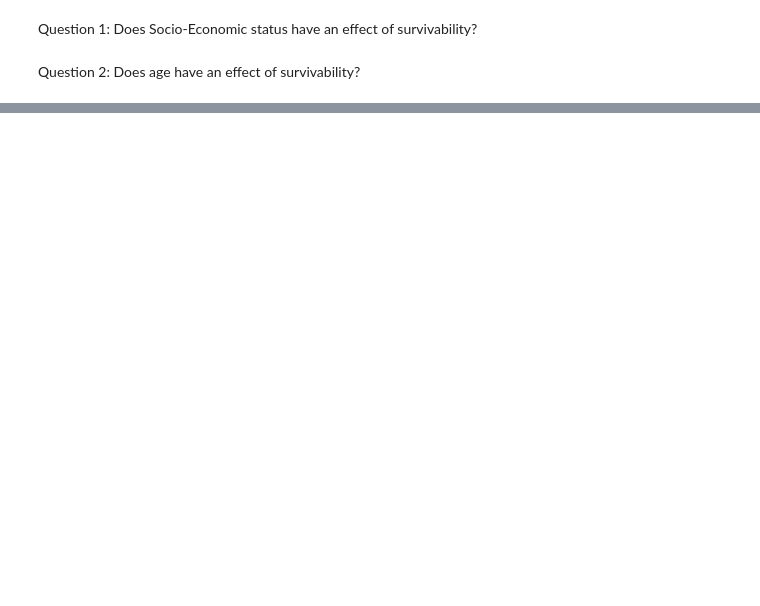
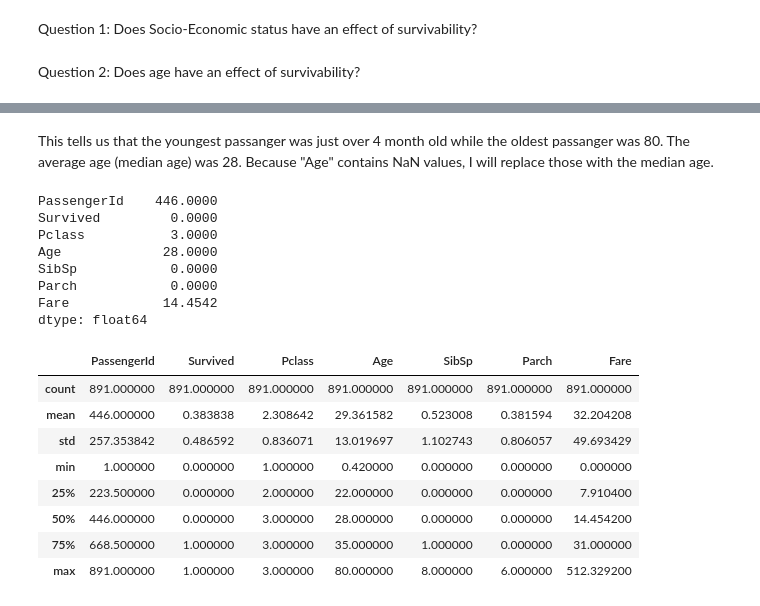
Before and after one commit to mjlsmith/Investigating-a-Dataset, a Jupyter notebook: P2-Investigate a Data Set.ipynb, the cells around one changed output, grey strips where cells are left out. Cells and saved outputs as stored; diff of their text form; code cells hidden in the pictures; blank space fills up the shorter version.

```diff
--- a/P2-Investigate a Data Set.ipynb
+++ b/P2-Investigate a Data Set.ipynb
@@ -17,0 +130,25 @@ Question 2: Does sex have an effect of survivability?
+# %% [markdown]
+This tells us that the youngest passanger was just over 4 month old while the oldest passanger was 80. The average age (median age) was 28. Because "Age" contains NaN values, I will replace those with the median age.
+# %%
+data['Age'].fillna(value=data['Age'].median(), inplace=True)
+data.median()
+print data.median()
+data.describe()
+# %% [output]
+PassengerId    446.0000
+Survived         0.0000
+Pclass           3.0000
+Age             28.0000
+SibSp            0.0000
+Parch            0.0000
+Fare            14.4542
+dtype: float64
+|  | PassengerId | Survived | Pclass | Age | SibSp | Parch | Fare |
+| count | 891.000000 | 891.000000 | 891.000000 | 891.000000 | 891.000000 | 891.000000 | 891.000000 |
+| mean | 446.000000 | 0.383838 | 2.308642 | 29.361582 | 0.523008 | 0.381594 | 32.204208 |
+| std | 257.353842 | 0.486592 | 0.836071 | 13.019697 | 1.102743 | 0.806057 | 49.693429 |
+| min | 1.000000 | 0.000000 | 1.000000 | 0.420000 | 0.000000 | 0.000000 | 0.000000 |
+| 25% | 223.500000 | 0.000000 | 2.000000 | 22.000000 | 0.000000 | 0.000000 | 7.910400 |
+| 50% | 446.000000 | 0.000000 | 3.000000 | 28.000000 | 0.000000 | 0.000000 | 14.454200 |
+| 75% | 668.500000 | 1.000000 | 3.000000 | 35.000000 | 1.000000 | 0.000000 | 31.000000 |
+| max | 891.000000 | 1.000000 | 3.000000 | 80.000000 | 8.000000 | 6.000000 | 512.329200 |
```
Also changed, not shown: parts of 11 cells of this notebook.
